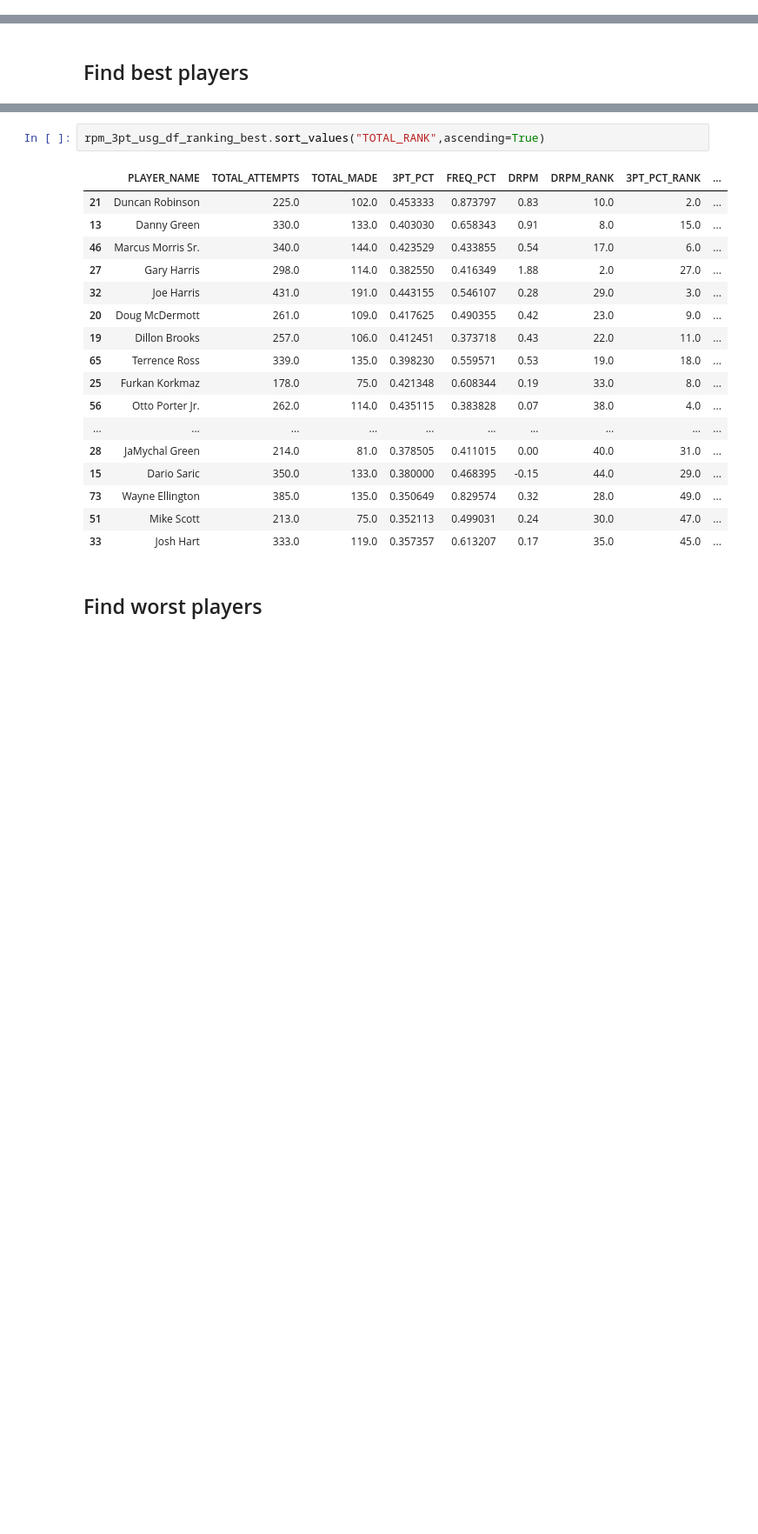
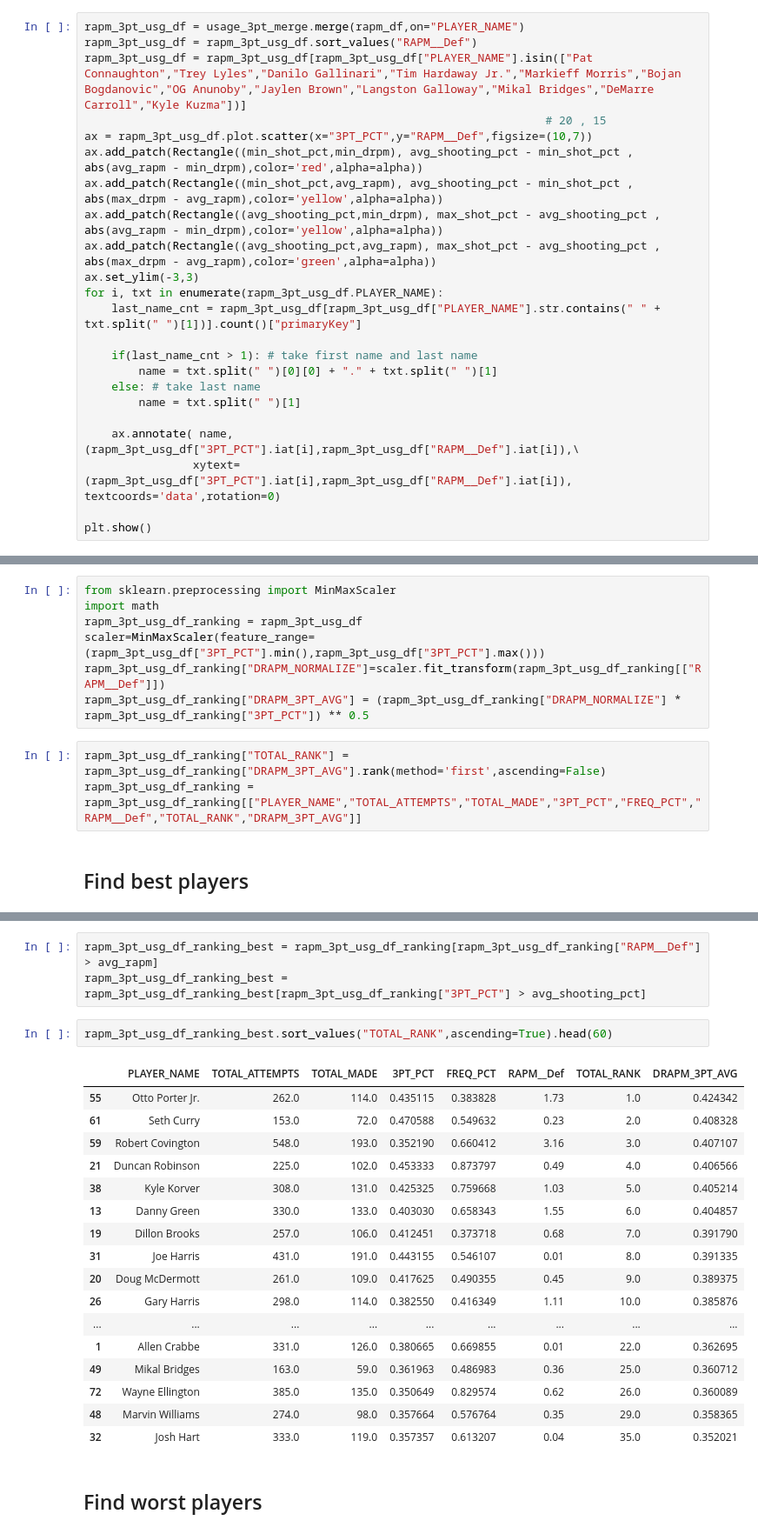
Before and after one commit to ryoyop/Baketball, a Jupyter notebook: best_3_&_d.ipynb, the cells around one changed output, grey strips where cells are left out. Shown at 87% size. Drawn from its saved outputs; the diff is of its cells as text; blank space fills up the shorter version.

```diff
--- a/best_3_&_d.ipynb
+++ b/best_3_&_d.ipynb
@@ -490,0 +493,23 @@ plt.show()
+# %%
+rapm_3pt_usg_df = usage_3pt_merge.merge(rapm_df,on="PLAYER_NAME")
+rapm_3pt_usg_df = rapm_3pt_usg_df.sort_values("RAPM__Def")
+rapm_3pt_usg_df = rapm_3pt_usg_df[rapm_3pt_usg_df["PLAYER_NAME"].isin(["Pat Connaughton","Trey Lyles","Danilo Gallinari","Tim Hardaway Jr.","Markieff Morris","Bojan Bogdanovic","OG Anunoby","Jaylen Brown","Langston Galloway","Mikal Bridges","DeMarre Carroll","Kyle Kuzma"])]
+                                                                    # 20 , 15
+ax = rapm_3pt_usg_df.plot.scatter(x="3PT_PCT",y="RAPM__Def",figsize=(10,7))
+ax.add_patch(Rectangle((min_shot_pct,min_drpm), avg_shooting_pct - min_shot_pct , abs(avg_rapm - min_drpm),color='red',alpha=alpha))
+ax.add_patch(Rectangle((min_shot_pct,avg_rapm), avg_shooting_pct - min_shot_pct , abs(max_drpm - avg_rapm),color='yellow',alpha=alpha))
+ax.add_patch(Rectangle((avg_shooting_pct,min_drpm), max_shot_pct - avg_shooting_pct , abs(avg_rapm - min_drpm),color='yellow',alpha=alpha))
+ax.add_patch(Rectangle((avg_shooting_pct,avg_rapm), max_shot_pct - avg_shooting_pct , abs(max_drpm - avg_rapm),color='green',alpha=alpha))
+ax.set_ylim(-3,3)
+for i, txt in enumerate(rapm_3pt_usg_df.PLAYER_NAME):
+    last_name_cnt = rapm_3pt_usg_df[rapm_3pt_usg_df["PLAYER_NAME"].str.contains(" " + txt.split(" ")[1])].count()["primaryKey"]
+
+    if(last_name_cnt > 1): # take first name and last name
+        name = txt.split(" ")[0][0] + "." + txt.split(" ")[1]
+    else: # take last name
+        name = txt.split(" ")[1]
+
+    ax.annotate( name, (rapm_3pt_usg_df["3PT_PCT"].iat[i],rapm_3pt_usg_df["RAPM__Def"].iat[i]),\
+                xytext=(rapm_3pt_usg_df["3PT_PCT"].iat[i],rapm_3pt_usg_df["RAPM__Def"].iat[i]), textcoords='data',rotation=0)
+
+plt.show()
@@ -500,2 +520,12 @@ rpm_3pt_usg_df_ranking = rpm_3pt_usg_df_ranking[["PLAYER_NAME","TOTAL_ATTEMPTS",
+# %%
+from sklearn.preprocessing import MinMaxScaler
+import math
+rapm_3pt_usg_df_ranking = rapm_3pt_usg_df
+scaler=MinMaxScaler(feature_range=(rapm_3pt_usg_df["3PT_PCT"].min(),rapm_3pt_usg_df["3PT_PCT"].max()))
+rapm_3pt_usg_df_ranking["DRAPM_NORMALIZE"]=scaler.fit_transform(rapm_3pt_usg_df_ranking[["RAPM__Def"]])
+rapm_3pt_usg_df_ranking["DRAPM_3PT_AVG"] = (rapm_3pt_usg_df_ranking["DRAPM_NORMALIZE"] * rapm_3pt_usg_df_ranking["3PT_PCT"]) ** 0.5
+# %%
+rapm_3pt_usg_df_ranking["TOTAL_RANK"] = rapm_3pt_usg_df_ranking["DRAPM_3PT_AVG"].rank(method='first',ascending=False)
+rapm_3pt_usg_df_ranking = rapm_3pt_usg_df_ranking[["PLAYER_NAME","TOTAL_ATTEMPTS","TOTAL_MADE","3PT_PCT","FREQ_PCT","RAPM__Def","TOTAL_RANK","DRAPM_3PT_AVG"]]
 # %% [markdown]
 ## Find best players
@@ -505,22 +532,25 @@ rpm_3pt_usg_df_ranking_best = rpm_3pt_usg_df_ranking_best[rpm_3pt_usg_df_ranking
+# %%
+rapm_3pt_usg_df_ranking_best = rapm_3pt_usg_df_ranking[rapm_3pt_usg_df_ranking["RAPM__Def"] > avg_rapm]
+rapm_3pt_usg_df_ranking_best = rapm_3pt_usg_df_ranking_best[rapm_3pt_usg_df_ranking["3PT_PCT"] > avg_shooting_pct]
 # %%
-rpm_3pt_usg_df_ranking_best.sort_values("TOTAL_RANK",ascending=True)
+rapm_3pt_usg_df_ranking_best.sort_values("TOTAL_RANK",ascending=True).head(60)
 # %% [output]
-|  | PLAYER_NAME | TOTAL_ATTEMPTS | TOTAL_MADE | 3PT_PCT | FREQ_PCT | DRPM | DRPM_RANK | 3PT_PCT_RANK | ... |
-| 21 | Duncan Robinson | 225.0 | 102.0 | 0.453333 | 0.873797 | 0.83 | 10.0 | 2.0 | ... |
-| 13 | Danny Green | 330.0 | 133.0 | 0.403030 | 0.658343 | 0.91 | 8.0 | 15.0 | ... |
-| 46 | Marcus Morris Sr. | 340.0 | 144.0 | 0.423529 | 0.433855 | 0.54 | 17.0 | 6.0 | ... |
-| 27 | Gary Harris | 298.0 | 114.0 | 0.382550 | 0.416349 | 1.88 | 2.0 | 27.0 | ... |
-| 32 | Joe Harris | 431.0 | 191.0 | 0.443155 | 0.546107 | 0.28 | 29.0 | 3.0 | ... |
-| 20 | Doug McDermott | 261.0 | 109.0 | 0.417625 | 0.490355 | 0.42 | 23.0 | 9.0 | ... |
-| 19 | Dillon Brooks | 257.0 | 106.0 | 0.412451 | 0.373718 | 0.43 | 22.0 | 11.0 | ... |
-| 65 | Terrence Ross | 339.0 | 135.0 | 0.398230 | 0.559571 | 0.53 | 19.0 | 18.0 | ... |
-| 25 | Furkan Korkmaz | 178.0 | 75.0 | 0.421348 | 0.608344 | 0.19 | 33.0 | 8.0 | ... |
-| 56 | Otto Porter Jr. | 262.0 | 114.0 | 0.435115 | 0.383828 | 0.07 | 38.0 | 4.0 | ... |
-| ... | ... | ... | ... | ... | ... | ... | ... | ... | ... |
-| 28 | JaMychal Green | 214.0 | 81.0 | 0.378505 | 0.411015 | 0.00 | 40.0 | 31.0 | ... |
-| 15 | Dario Saric | 350.0 | 133.0 | 0.380000 | 0.468395 | -0.15 | 44.0 | 29.0 | ... |
-| 73 | Wayne Ellington | 385.0 | 135.0 | 0.350649 | 0.829574 | 0.32 | 28.0 | 49.0 | ... |
-| 51 | Mike Scott | 213.0 | 75.0 | 0.352113 | 0.499031 | 0.24 | 30.0 | 47.0 | ... |
-| 33 | Josh Hart | 333.0 | 119.0 | 0.357357 | 0.613207 | 0.17 | 35.0 | 45.0 | ... |
+|  | PLAYER_NAME | TOTAL_ATTEMPTS | TOTAL_MADE | 3PT_PCT | FREQ_PCT | RAPM__Def | TOTAL_RANK | DRAPM_3PT_AVG |
+| 55 | Otto Porter Jr. | 262.0 | 114.0 | 0.435115 | 0.383828 | 1.73 | 1.0 | 0.424342 |
+| 61 | Seth Curry | 153.0 | 72.0 | 0.470588 | 0.549632 | 0.23 | 2.0 | 0.408328 |
+| 59 | Robert Covington | 548.0 | 193.0 | 0.352190 | 0.660412 | 3.16 | 3.0 | 0.407107 |
+| 21 | Duncan Robinson | 225.0 | 102.0 | 0.453333 | 0.873797 | 0.49 | 4.0 | 0.406566 |
+| 38 | Kyle Korver | 308.0 | 131.0 | 0.425325 | 0.759668 | 1.03 | 5.0 | 0.405214 |
+| 13 | Danny Green | 330.0 | 133.0 | 0.403030 | 0.658343 | 1.55 | 6.0 | 0.404857 |
+| 19 | Dillon Brooks | 257.0 | 106.0 | 0.412451 | 0.373718 | 0.68 | 7.0 | 0.391790 |
+| 31 | Joe Harris | 431.0 | 191.0 | 0.443155 | 0.546107 | 0.01 | 8.0 | 0.391335 |
+| 20 | Doug McDermott | 261.0 | 109.0 | 0.417625 | 0.490355 | 0.45 | 9.0 | 0.389375 |
+| 26 | Gary Harris | 298.0 | 114.0 | 0.382550 | 0.416349 | 1.11 | 10.0 | 0.385876 |
+| ... | ... | ... | ... | ... | ... | ... | ... | ... |
+| 1 | Allen Crabbe | 331.0 | 126.0 | 0.380665 | 0.669855 | 0.01 | 22.0 | 0.362695 |
+| 49 | Mikal Bridges | 163.0 | 59.0 | 0.361963 | 0.486983 | 0.36 | 25.0 | 0.360712 |
+| 72 | Wayne Ellington | 385.0 | 135.0 | 0.350649 | 0.829574 | 0.62 | 26.0 | 0.360089 |
+| 48 | Marvin Williams | 274.0 | 98.0 | 0.357664 | 0.576764 | 0.35 | 29.0 | 0.358365 |
+| 32 | Josh Hart | 333.0 | 119.0 | 0.357357 | 0.613207 | 0.04 | 35.0 | 0.352021 |
 # %% [markdown]
 ## Find worst players
```
Also changed, not shown: parts of 26 cells of this notebook, 3 other files.
